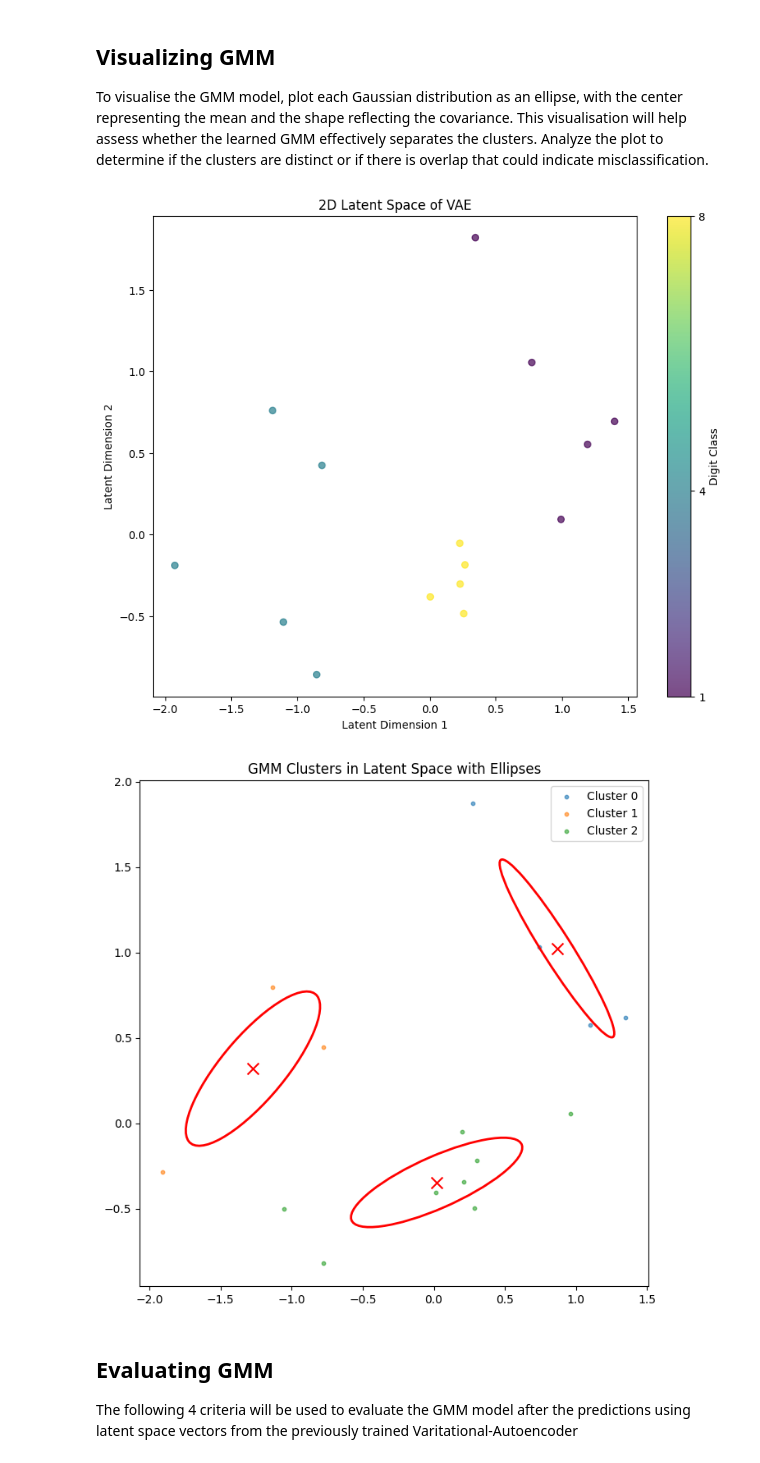
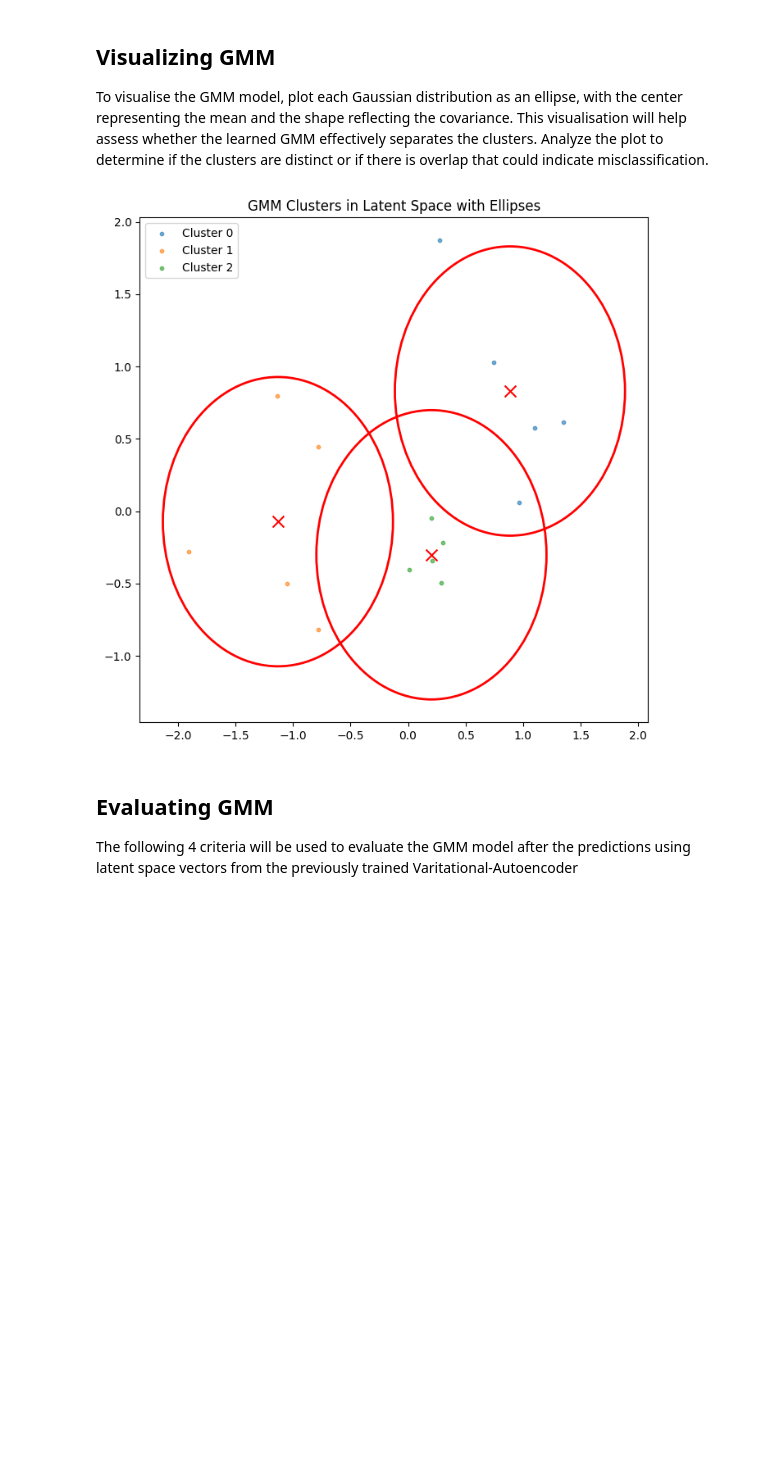
Before and after one commit to RISHIT7/GMM-VAE, a Jupyter notebook: notebooks/GMVAE.ipynb, the cells around one changed output. Cells and saved outputs as stored; diff of their text form; code cells hidden in the pictures; blank space fills up the shorter version.

```diff
--- a/notebooks/GMVAE.ipynb
+++ b/notebooks/GMVAE.ipynb
@@ -690,7 +690,7 @@ class GMM:
         np.random.seed(0)
 
         indices = np.random.choice(n_samples, self.n_components, replace=False)
-        self.means = X[indices]
+        self.means = self.means if self.means is not None else X[indices]
 
         self.covariances = [np.eye(n_features) for _ in range(self.n_components)]
 
@@ -708,7 +708,7 @@ class GMM:
         """
         return cov_matrix + np.eye(cov_matrix.shape[0]) * epsilon
 
-    def _safe_exponent(self, exponent, max_val=700):
+    def _safe_exponent(self, exponent, max_val=1e10):
         """
         Clipping exponent value for neumerical stability.
         Parameters:
@@ -960,7 +960,7 @@ gmm_loader = DataLoader(test_dataset, batch_size=1, shuffle=False)
 initial_means, class_labels = initialize_gmm_means(vae, gmm_loader, device)
 
 # Initialize and train GMM
-gmm = GMM(n_components=len(class_labels), tol=1e-10)
+gmm = GMM(n_components=len(class_labels), max_iter=0, tol=1e-10)
 train_gmm_with_class_means(gmm, vae, gmm_loader, initial_means, device)
 
 # Classify new test images with the trained GMM
@@ -1067,14 +1065,13 @@ def visualize_gmm_clusters(vae, gmm, loader, device='cpu'):
 # %%
 # Ensure your models are loaded and set to evaluation mode
 vae = vae.to(device)  # Move VAE model to the specified device
 vae.eval()            # Set VAE to evaluation mode
 
 # Assume gmm is your pre-trained GMM model and loader is your data loader
-visualize_latent_space(vae, gmm_loader, device=device)
+# visualize_latent_space(vae, gmm_loader, device=device)
 visualize_gmm_clusters(vae, gmm, gmm_loader, device=device)
 # %% [output]
-[figure, old version]
+[figure, new version]
-[figure, removed]
 # %% [markdown]
 ## Evaluating GMM
 
```
Also changed, not shown: parts of 2 cells of this notebook.
